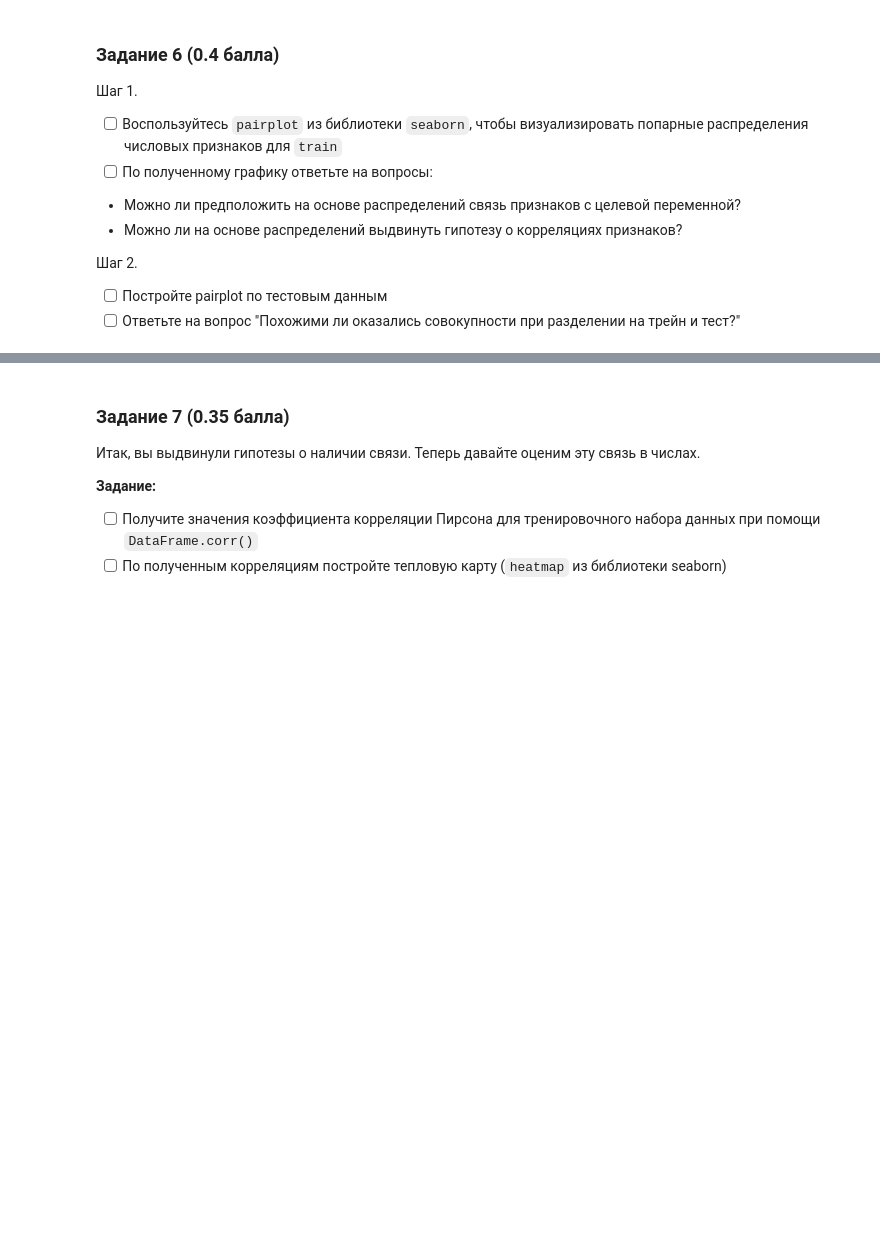
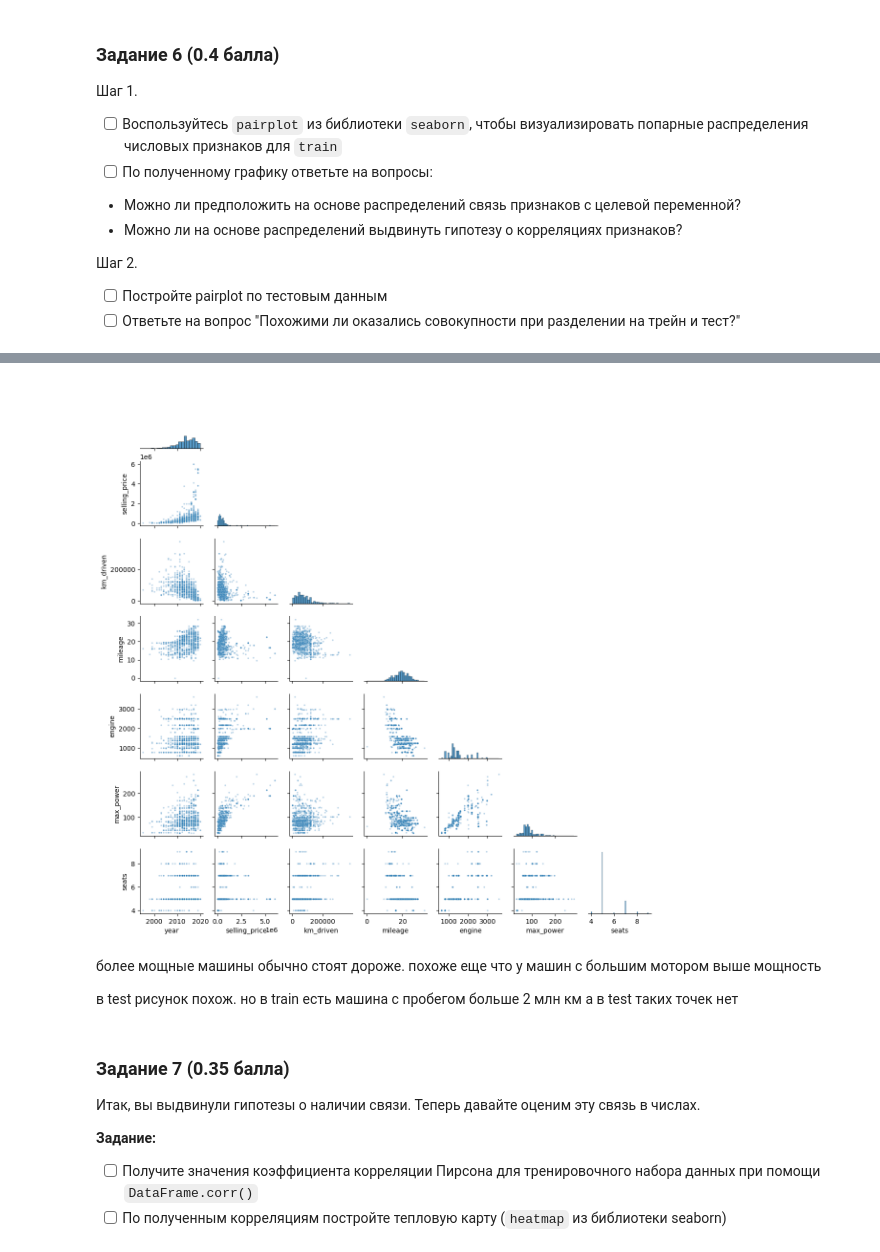
Before and after one commit to perfectteatimer/ml_again, a Jupyter notebook: bokhyan_hw1_bokhyan.ipynb, the cells around one changed output, grey strips where cells are left out. Cells and saved outputs as stored; diff of their text form; code cells hidden in the pictures; blank space fills up the shorter version.

```diff
--- a/bokhyan_hw1_bokhyan.ipynb
+++ b/bokhyan_hw1_bokhyan.ipynb
@@ -201,3 +357,13 @@ assert df_train.shape == (5840, 12)
+# %%
+sns.pairplot(df_test.select_dtypes(include="number"), corner=True, height=1.7,
+             diag_kind="hist", plot_kws={"s": 6, "alpha": 0.3})
+plt.show()
+# %% [output]
+[figure, added]
+# %% [markdown]
+более мощные машины обычно стоят дороже. похоже еще что у машин с большим мотором выше мощность
+
+в test рисунок похож. но в train есть машина с пробегом больше 2 млн км а в test таких точек нет
 # %% [markdown]
 ### **Задание 7 (0.35 балла)**
 
```
Also changed, not shown: parts of 73 cells of this notebook, 1 other file.
